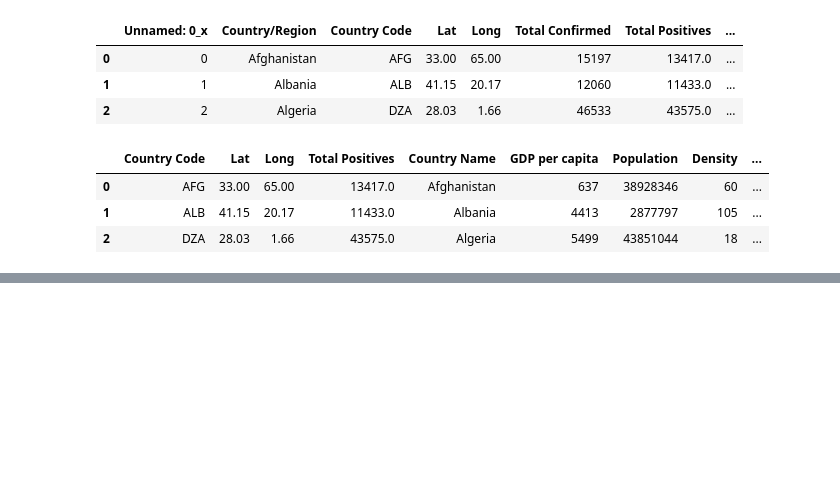
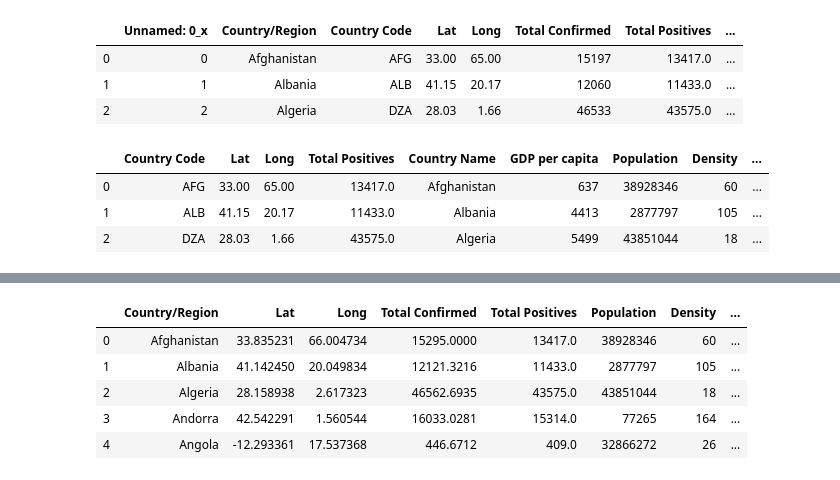
Before and after one commit to dtangster/cmpe256, a Jupyter notebook: hidden_dragon.ipynb, the cells around one changed output, grey strips where cells are left out. Saved outputs shown, nothing was run; the diff lists cells and outputs as text; code cells hidden in the pictures; blank space fills up the shorter version.

```diff
--- a/hidden_dragon.ipynb
+++ b/hidden_dragon.ipynb
@@ -744,0 +778,11 @@ ax.scatter(cluster_centers[2,0],cluster_centers[2,1],cluster_centers[2,2], s=100
+# %%
+#Merging the country data of population, dgp and urban population count
+final_covid_df = pd.merge(covid_df, populations_data,on='Country/Region')
+final_covid_df.head()
+# %% [output]
+|  | Country/Region | Lat | Long | Total Confirmed | Total Positives | Population | Density | ... |
+| 0 | Afghanistan | 33.835231 | 66.004734 | 15295.0000 | 13417.0 | 38928346 | 60 | ... |
+| 1 | Albania | 41.142450 | 20.049834 | 12121.3216 | 11433.0 | 2877797 | 105 | ... |
+| 2 | Algeria | 28.158938 | 2.617323 | 46562.6935 | 43575.0 | 43851044 | 18 | ... |
+| 3 | Andorra | 42.542291 | 1.560544 | 16033.0281 | 15314.0 | 77265 | 164 | ... |
+| 4 | Angola | -12.293361 | 17.537368 | 446.6712 | 409.0 | 32866272 | 26 | ... |
```
Also changed, not shown: parts of 20 cells of this notebook.
